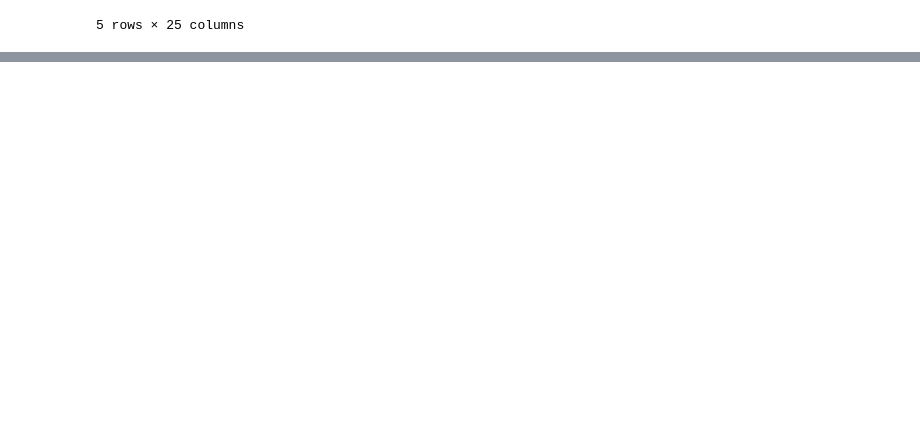
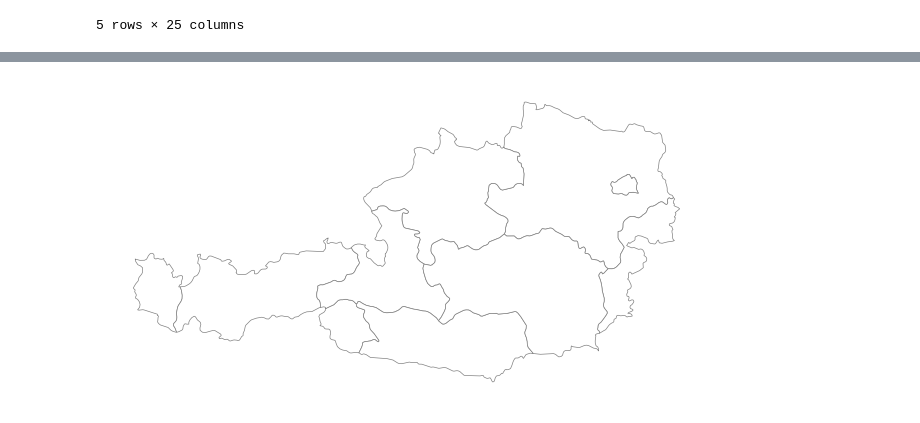
Before and after one commit to lakhi/health_in_society_research_network, a Jupyter notebook: notebooks/maps.ipynb, the cells around one changed output, grey strips where cells are left out. Saved outputs shown, nothing was run; the diff lists cells and outputs as text; code cells hidden in the pictures; blank space fills up the shorter version.

```diff
--- a/notebooks/maps.ipynb
+++ b/notebooks/maps.ipynb
@@ -23,0 +74,14 @@ df.head()
+# %%
+gdf = gpd.read_file(r'../data/raw/ne_10m_admin_1_states_provinces/ne_10m_admin_1_states_provinces.shp')
+
+# Filter for Austria (ISO country code: "AT")
+austria_gdf = gdf[gdf["iso_a2"] == "AT"]
+
+fig, ax = plt.subplots(figsize=(8,4))
+austria_gdf.plot(linewidth=0.5, edgecolor='grey', legend=False, color='white', ax=ax)
+
+ax.set_axis_off() #Hide the axes lines
+
+plt.show()
+# %% [output]
+[figure, added]
```
Also changed, not shown: parts of 3 cells of this notebook, 8 other files.
